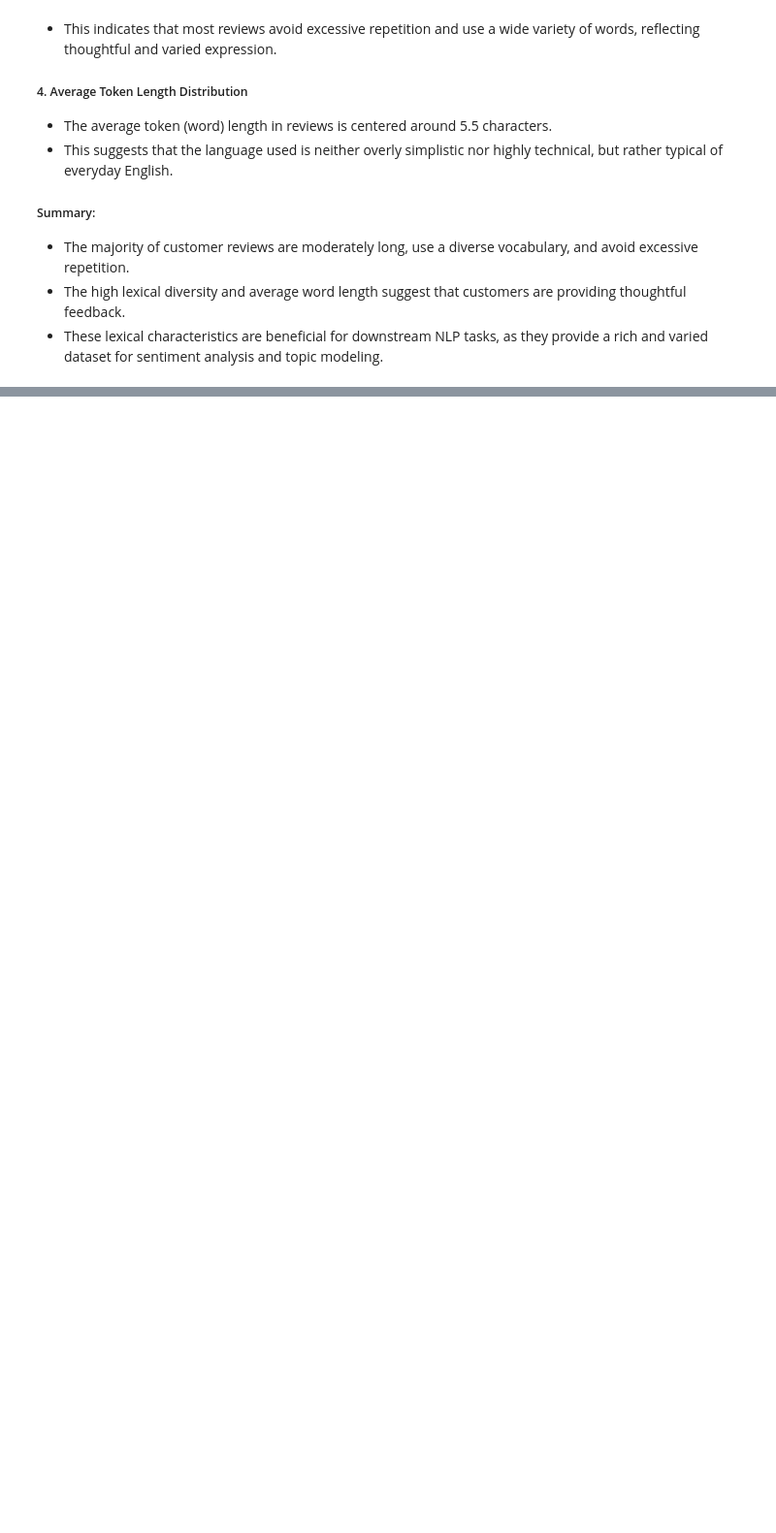
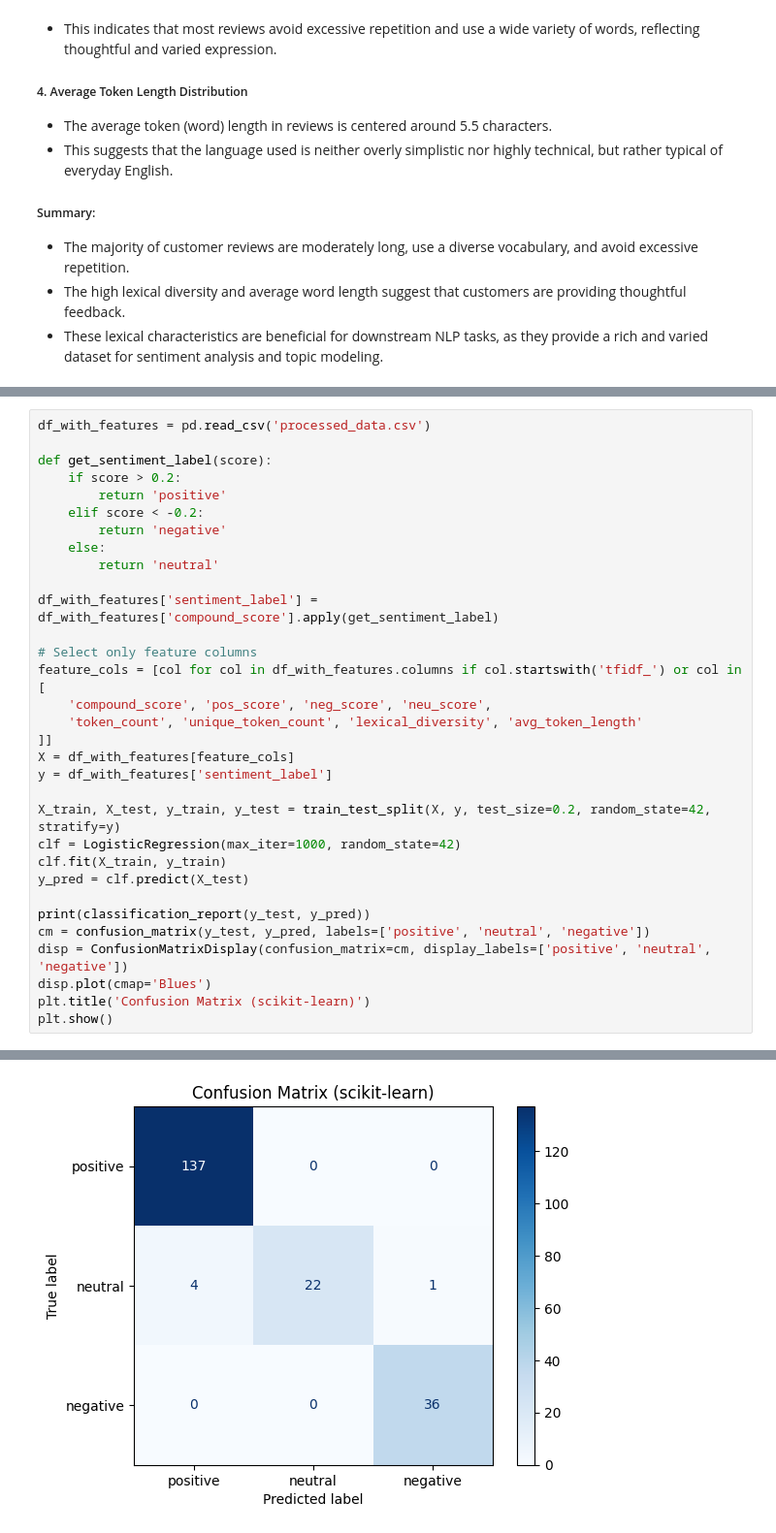
Before and after one commit to ghsaberr/sentiment-analysis-customer-feedback, a Jupyter notebook: sentiment-analysis-customer-feedback.ipynb, the cells around one changed output, grey strips where cells are left out. Shown at 97% size. Drawn from its saved outputs; the diff is of its cells as text; blank space fills up the shorter version.

```diff
--- a/sentiment-analysis-customer-feedback.ipynb
+++ b/sentiment-analysis-customer-feedback.ipynb
@@ -583,0 +591,33 @@ plt.show()
+# %%
+df_with_features = pd.read_csv('processed_data.csv')
+
+def get_sentiment_label(score):
+    if score > 0.2:
+        return 'positive'
+    elif score < -0.2:
+        return 'negative'
+    else:
+        return 'neutral'
+
+df_with_features['sentiment_label'] = df_with_features['compound_score'].apply(get_sentiment_label)
+
+# Select only feature columns
+feature_cols = [col for col in df_with_features.columns if col.startswith('tfidf_') or col in [
+    'compound_score', 'pos_score', 'neg_score', 'neu_score',
+    'token_count', 'unique_token_count', 'lexical_diversity', 'avg_token_length'
+]]
+X = df_with_features[feature_cols]
+y = df_with_features['sentiment_label']
+
+X_train, X_test, y_train, y_test = train_test_split(X, y, test_size=0.2, random_state=42, stratify=y)
+clf = LogisticRegression(max_iter=1000, random_state=42)
+clf.fit(X_train, y_train)
+y_pred = clf.predict(X_test)
+
+print(classification_report(y_test, y_pred))
+cm = confusion_matrix(y_test, y_pred, labels=['positive', 'neutral', 'negative'])
+disp = ConfusionMatrixDisplay(confusion_matrix=cm, display_labels=['positive', 'neutral', 'negative'])
+disp.plot(cmap='Blues')
+plt.title('Confusion Matrix (scikit-learn)')
+plt.show()
+# %% [output]
@@ -583,0 +633 @@ plt.show()
+[figure, added]
```
Also changed, not shown: parts of 5 cells of this notebook.
